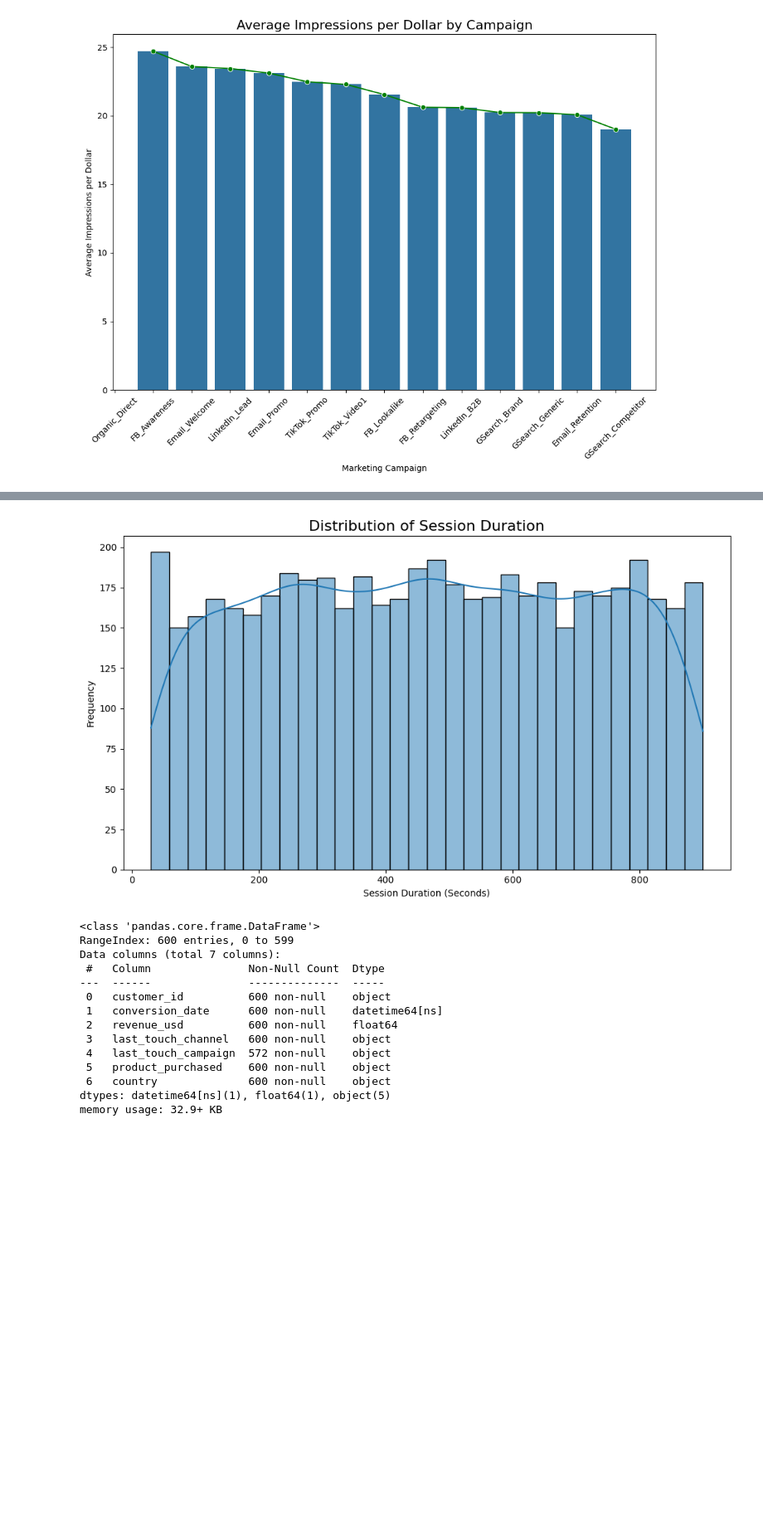
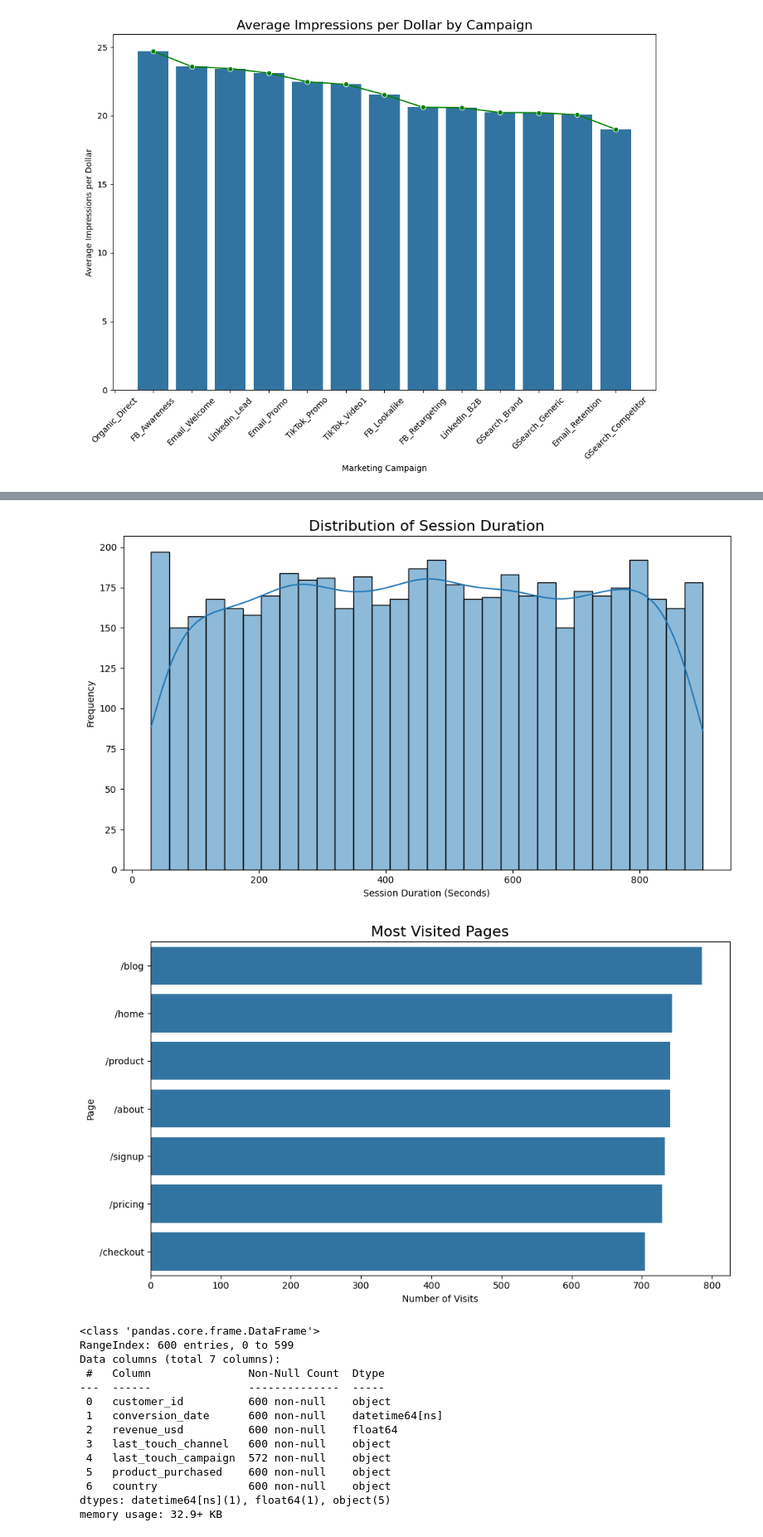
Before and after one commit to banerjee109/Infotact-Data-Team-2, a Jupyter notebook: Assignmenet_1_Roughbook.ipynb, the cells around one changed output, grey strips where cells are left out. Shown at 83% size. Saved outputs shown, nothing was run; the diff lists cells and outputs as text; code cells hidden in the pictures; blank space fills up the shorter version.

Commit message:
Created barplot to asses most visted pages

```diff
--- a/Assignmenet_1_Roughbook.ipynb
+++ b/Assignmenet_1_Roughbook.ipynb
@@ -466,33 +466,45 @@ plt.show()
 plt.figure(figsize=(10,6))
 sns.histplot(data=web_log_df,x="session_duration_sec",bins=30,kde=True)
 plt.title("Distribution of Session Duration",fontsize=16)
 plt.xlabel("Session Duration (Seconds)")
 plt.ylabel("Frequency")
 plt.tight_layout()
 plt.show()
+
+##4-->Most Visited Pages
+top_pages =(web_log_df["page_visited"].value_counts().reset_index())
+top_pages.columns=["page_visited","count"]
+plt.figure(figsize=(10,6))
+sns.barplot(data=top_pages,y="page_visited",x="count")
+plt.title("Most Visited Pages",fontsize=16)
+plt.xlabel("Number of Visits")
+plt.ylabel("Page")
+plt.tight_layout()
+plt.show()
 # %% [output]
 <class 'pandas.core.frame.DataFrame'>
 RangeIndex: 6034 entries, 0 to 6033
 Data columns (total 11 columns):
  #   Column                Non-Null Count  Dtype
 ---  ------                --------------  -----
  0   session_id            6034 non-null   object
  1   user_id               6034 non-null   object
  2   timestamp             6034 non-null   object
  3   channel               6034 non-null   object
  4   utm_source            5434 non-null   object
  5   utm_medium            6034 non-null   object
  6   utm_campaign          5735 non-null   object
  7   page_visited          6034 non-null   object
  8   session_duration_sec  6034 non-null   int64
  9   device                6034 non-null   object
  10  date                  6034 non-null   datetime64[ns]
 dtypes: datetime64[ns](1), int64(1), object(9)
 memory usage: 518.7+ KB
 Average time spent is 1.9097962808687043 more than average time spent for the first time interaction
 [figure]
 [figure]
 [figure]
+[figure, added]
 # %%
 import pandas as pd
 crm_df=pd.read_csv("crm_conversion_data.csv")
```
